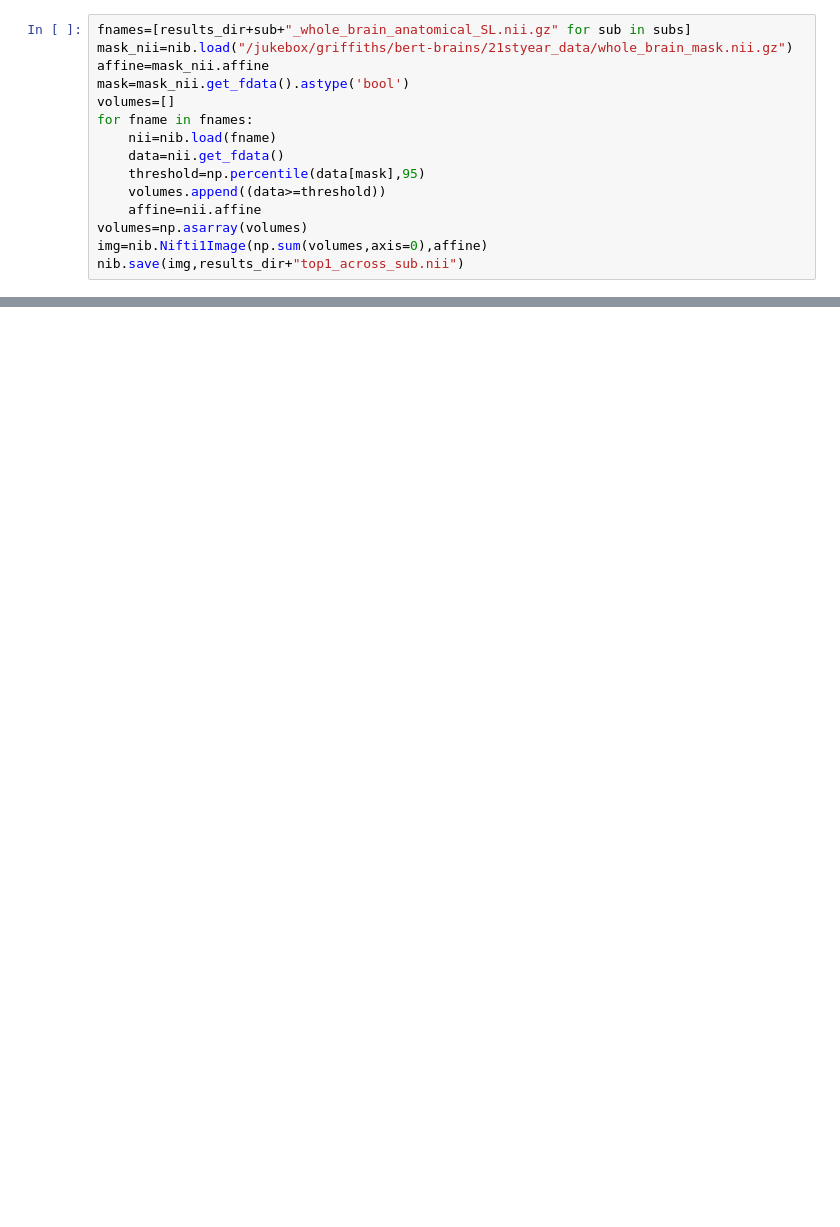
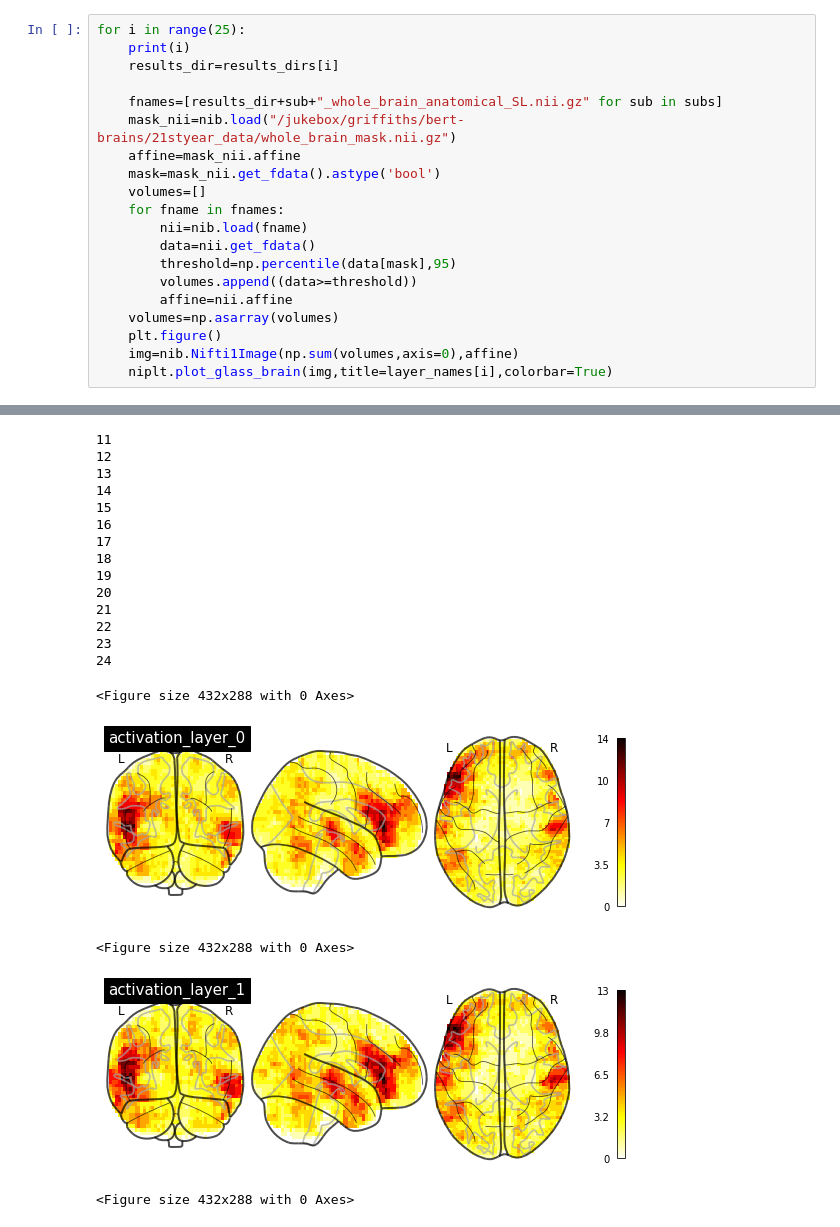
Before and after one commit to tsumers/bert-brains, a Jupyter notebook: View_Brain_Results.ipynb, the cells around one changed output, grey strips where cells are left out. Saved outputs shown, nothing was run; the diff lists cells and outputs as text; blank space fills up the shorter version.

```diff
--- a/View_Brain_Results.ipynb
+++ b/View_Brain_Results.ipynb
@@ -20,15 +36,21 @@ niplt.plot_stat_map(fname,cut_coords=(-49,13,17))
 # %%
-fnames=[results_dir+sub+"_whole_brain_anatomical_SL.nii.gz" for sub in subs]
-mask_nii=nib.load("/jukebox/griffiths/bert-brains/21styear_data/whole_brain_mask.nii.gz")
-affine=mask_nii.affine
-mask=mask_nii.get_fdata().astype('bool')
-volumes=[]
-for fname in fnames:
-    nii=nib.load(fname)
-    data=nii.get_fdata()
-    threshold=np.percentile(data[mask],95)
-    volumes.append((data>=threshold))
-    affine=nii.affine
-volumes=np.asarray(volumes)
-img=nib.Nifti1Image(np.sum(volumes,axis=0),affine)
-nib.save(img,results_dir+"top1_across_sub.nii")
+for i in range(25):
+    print(i)
+    results_dir=results_dirs[i]
+
+    fnames=[results_dir+sub+"_whole_brain_anatomical_SL.nii.gz" for sub in subs]
+    mask_nii=nib.load("/jukebox/griffiths/bert-brains/21styear_data/whole_brain_mask.nii.gz")
+    affine=mask_nii.affine
+    mask=mask_nii.get_fdata().astype('bool')
+    volumes=[]
+    for fname in fnames:
+        nii=nib.load(fname)
+        data=nii.get_fdata()
+        threshold=np.percentile(data[mask],95)
+        volumes.append((data>=threshold))
+        affine=nii.affine
+    volumes=np.asarray(volumes)
+    plt.figure()
+    img=nib.Nifti1Image(np.sum(volumes,axis=0),affine)
+    niplt.plot_glass_brain(img,title=layer_names[i],colorbar=True)
+# %% [output]
@@ -34,0 +68,19 @@ nib.save(img,results_dir+"top1_across_sub.nii")
+11
+12
+13
+14
+15
+16
+17
+18
+19
+20
+21
+22
+23
+24
+<Figure size 432x288 with 0 Axes>
+[figure, added]
+<Figure size 432x288 with 0 Axes>
+[figure, added]
+<Figure size 432x288 with 0 Axes>
```
Also changed, not shown: parts of 9 cells of this notebook, 10 other files.
